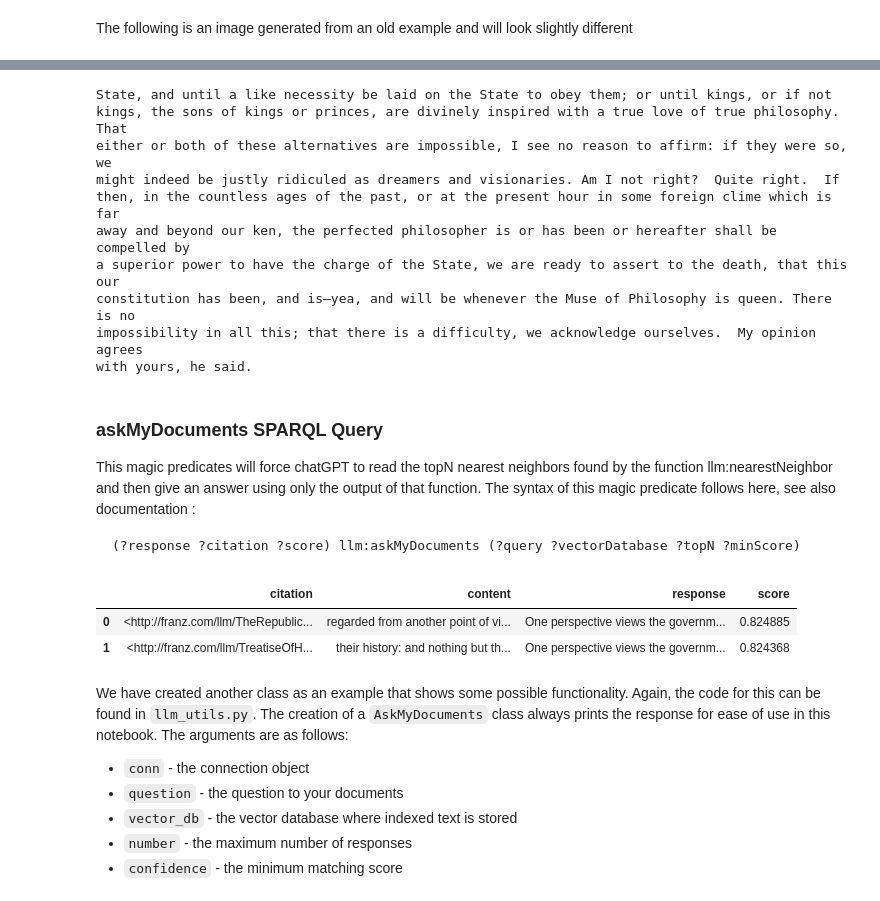
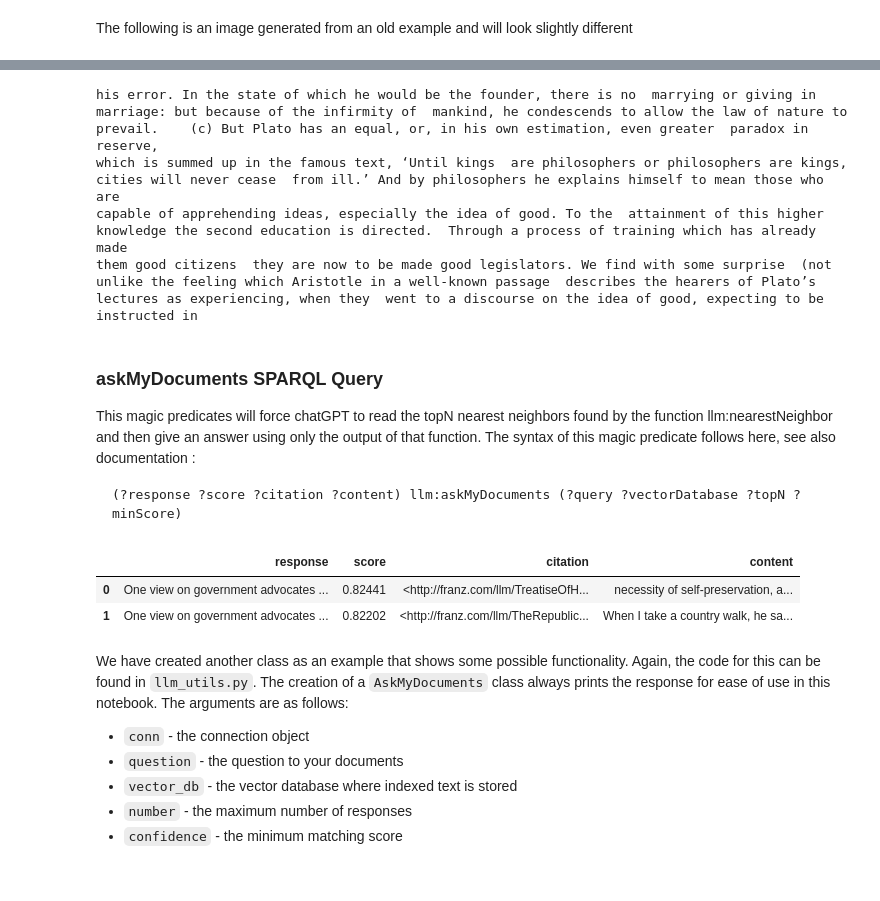
Before and after one commit to franzinc/agraph-examples, a Jupyter notebook: agvector/AGVector-example.ipynb, the cells around one changed output, grey strips where cells are left out. Saved outputs shown, nothing was run; the diff lists cells and outputs as text; code cells hidden in the pictures.

````diff
--- a/agvector/AGVector-example.ipynb
+++ b/agvector/AGVector-example.ipynb
@@ -117,7 +123,7 @@ We will start with a sample SPARQL query for nearest neighbors.
 query_string = """
         PREFIX llm: <http://franz.com/ns/allegrograph/8.0.0/llm/>
         select * where {
-            (?uri ?score ?originalText) llm:nearestNeighbor ("government" "philosophy" 10 0.1)  }"""
+            (?uri ?score ?originalText) llm:nearestNeighbor ("government" "philosophy-vec" 10 0.1)  }"""
 with conn.executeTupleQuery(query_string) as result:
     df = result.toPandas()
 df.head()
@@ -218,35 +225,36 @@ only four steps (and these at least enter into the composition of a child), ther
 # %%
-nn = FindNearestNeighbors(conn, 'Philosopher King', 'philosophy', confidence=.8)
+nn = FindNearestNeighbors(conn, 'Philosopher King', 'philosophy-vec', confidence=.8)
 # %% [output]
-State, and until a like necessity be laid on the State to obey them; or until kings, or if not
-kings, the sons of kings or princes, are divinely inspired with a true love of true philosophy. That
-either or both of these alternatives are impossible, I see no reason to affirm: if they were so, we
-might indeed be justly ridiculed as dreamers and visionaries. Am I not right?  Quite right.  If
-then, in the countless ages of the past, or at the present hour in some foreign clime which is far
-away and beyond our ken, the perfected philosopher is or has been or hereafter shall be compelled by
-a superior power to have the charge of the State, we are ready to assert to the death, that this our
-constitution has been, and is—yea, and will be whenever the Muse of Philosophy is queen. There is no
-impossibility in all this; that there is a difficulty, we acknowledge ourselves.  My opinion agrees
-with yours, he said.
+his error. In the state of which he would be the founder, there is no  marrying or giving in
+marriage: but because of the infirmity of  mankind, he condescends to allow the law of nature to
+prevail.    (c) But Plato has an equal, or, in his own estimation, even greater  paradox in reserve,
+which is summed up in the famous text, ‘Until kings  are philosophers or philosophers are kings,
+cities will never cease  from ill.’ And by philosophers he explains himself to mean those who  are
+capable of apprehending ideas, especially the idea of good. To the  attainment of this higher
+knowledge the second education is directed.  Through a process of training which has already made
+them good citizens  they are now to be made good legislators. We find with some surprise  (not
+unlike the feeling which Aristotle in a well-known passage  describes the hearers of Plato’s
+lectures as experiencing, when they  went to a discourse on the idea of good, expecting to be
+instructed in
 # %% [markdown]
 ### askMyDocuments SPARQL Query
 
 This magic predicates will force chatGPT to read the topN nearest neighbors found by the function llm:nearestNeighbor and then give an answer using only the output of that function. The syntax of this magic predicate follows here, see also documentation <here>:
 ```
-(?response ?citation ?score) llm:askMyDocuments (?query ?vectorDatabase ?topN ?minScore)
+(?response ?score ?citation ?content) llm:askMyDocuments (?query ?vectorDatabase ?topN ?minScore)
 ```
 # %%
 query_string = """
     PREFIX llm: <http://franz.com/ns/allegrograph/8.0.0/llm/>
-    select * where {
-        (?response ?score ?citation ?content) llm:askMyDocuments ("cite two opposing views on government" "philosophy" 10 .5) }"""
+    select ?response ?score ?citation ?content where {
+        (?response ?score ?citation ?content) llm:askMyDocuments ("cite two opposing views on government" "philosophy-vec" 10 .5) }"""
 with conn.executeTupleQuery(query_string) as result:
     df = result.toPandas()
 df.head()
 # %% [output]
-|  | citation | content | response | score |
-| 0 | <http://franz.com/llm/TheRepublic... | regarded from another point of vi... | One perspective views the governm... | 0.824885 |
-| 1 | <http://franz.com/llm/TreatiseOfH... | their history: and nothing but th... | One perspective views the governm... | 0.824368 |
+|  | response | score | citation | content |
+| 0 | One view on government advocates ... | 0.82441 | <http://franz.com/llm/TreatiseOfH... | necessity of self-preservation, a... |
+| 1 | One view on government advocates ... | 0.82202 | <http://franz.com/llm/TheRepublic... | When I take a country walk, he sa... |
 # %% [markdown]
 We have created another class as an example that shows some possible functionality. Again, the code for this can be found in `llm_utils.py`. The creation of a `AskMyDocuments` class always prints the response for ease of use in this notebook. The arguments are as follows:
 - `conn` - the connection object
````
Also changed, not shown: parts of 23 cells of this notebook, 6 other files.
